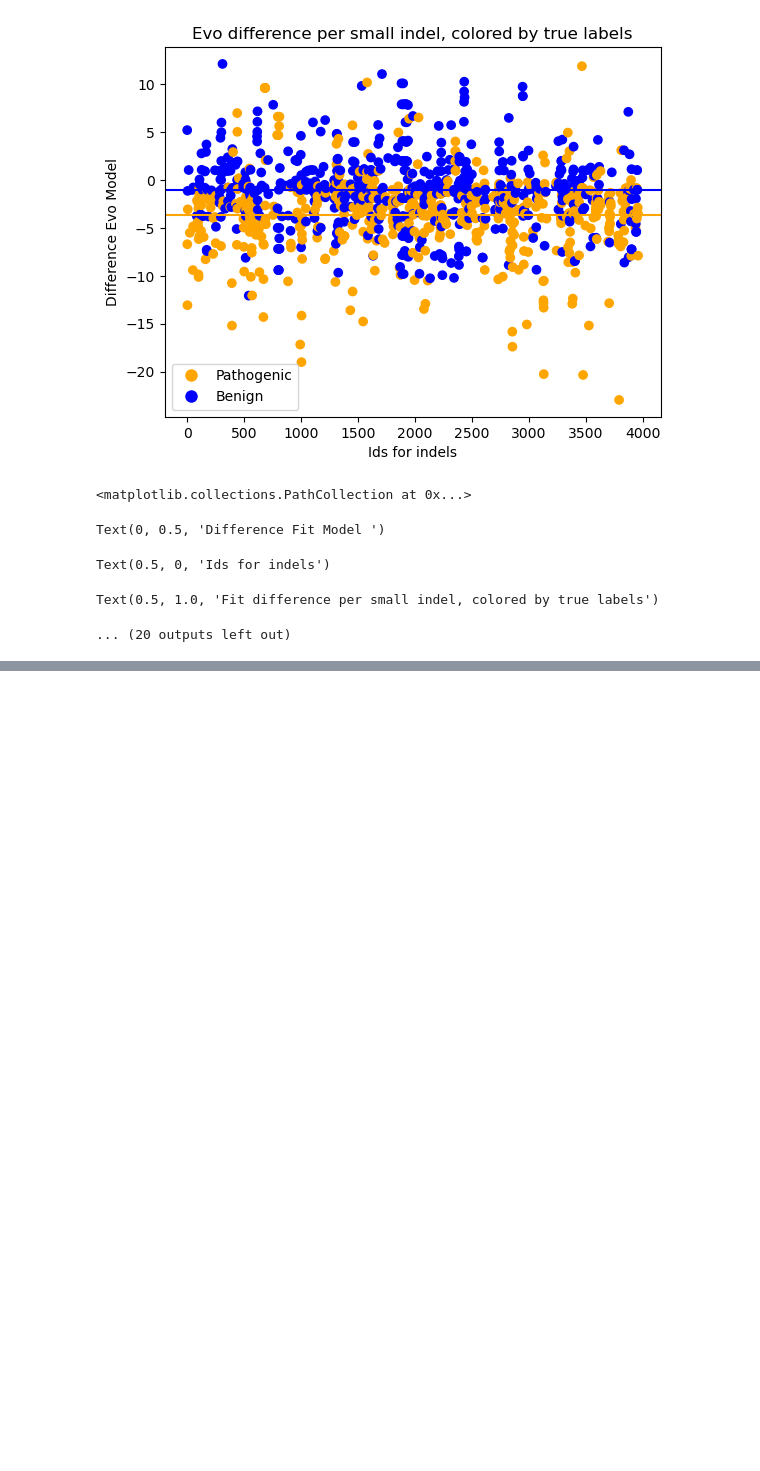
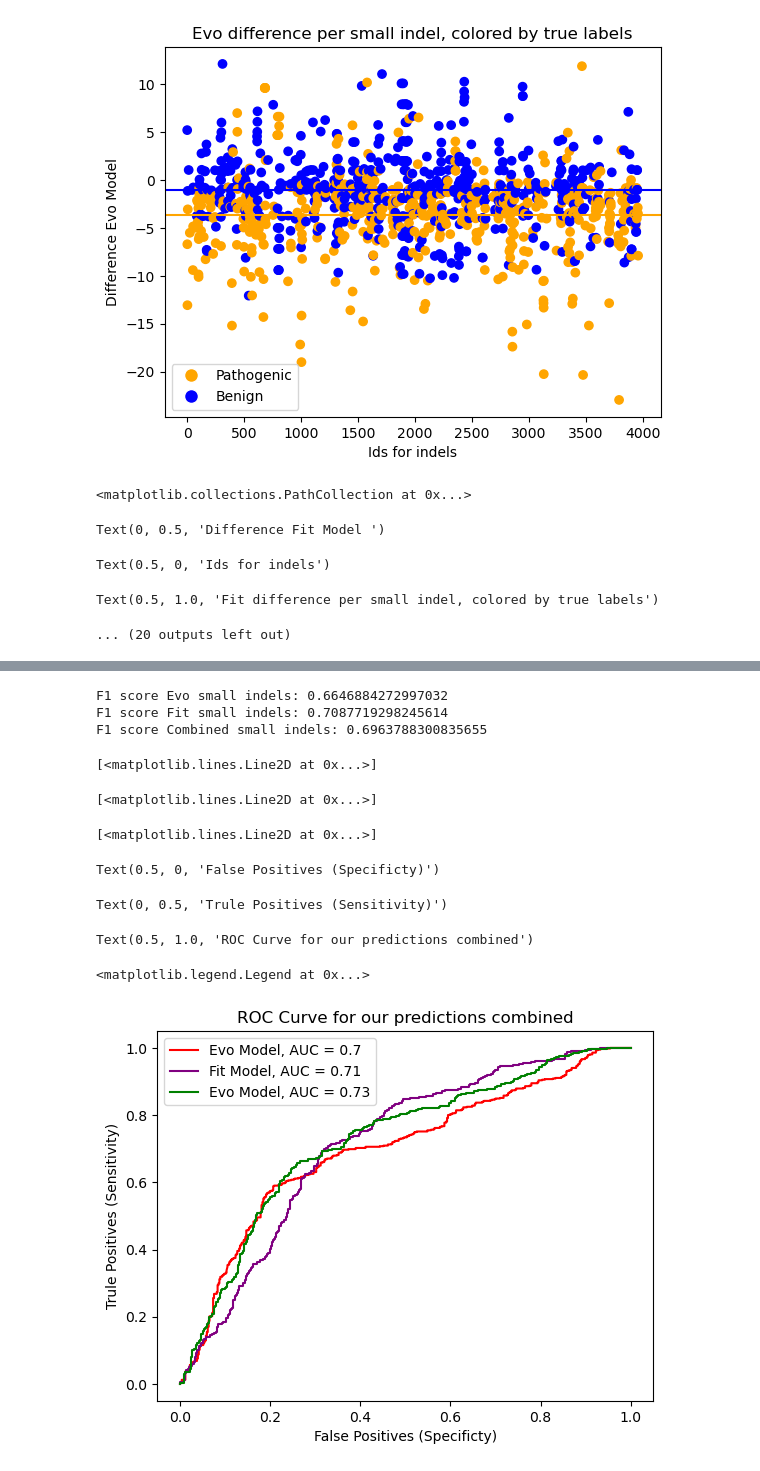
Before and after one commit to OriolGraCar/IndeLLM, a Jupyter notebook: Analysis/Analysis.ipynb, the cells around one changed output, grey strips where cells are left out. Cells and saved outputs as stored; diff of their text form; code cells hidden in the pictures; blank space fills up the shorter version.

```diff
--- a/Analysis/Analysis.ipynb
+++ b/Analysis/Analysis.ipynb
@@ -239,0 +299,47 @@ Text(0.5, 1.0, 'Fit difference per small indel, colored by true labels')
+# %%
+#Try to add the methods together
+
+#Extrating Arrays
+truelabels = overall_small['labels_binary'].values
+pred_combined = (pred_evo + pred_fit) / 2
+
+#Calculating FP, TN and thresholds
+fpr_combined, tpr_combined, thersholds_combined = metrics.roc_curve(truelabels, pred_combined)
+roc_auc_combined = round(metrics.auc(fpr_combined, tpr_combined), 2)
+
+#Using the threshold to create a binary table of the predicted values
+#Find the best threshold
+tresh_combined = thersholds_combined[np.argmax(tpr_combined - fpr_combined)]
+
+#Converting the continous predictions into binary
+pred_combined_bin = [1 if x >= tresh_combined else 0 for x in pred_combined]
+
+#Calculating F1 score
+f1_combined = f1_score(truelabels, pred_combined_bin, average = 'binary')
+
+print("F1 score Evo small indels:", f1_evo)
+print("F1 score Fit small indels:", f1_fit)
+print("F1 score Combined small indels:", f1_combined)
+
+
+#Plotting the Evo and Fit AUC
+plt.plot(fpr_evo, tpr_evo, label = "Evo Model, AUC = "+str(roc_auc_evo), color = "red")
+plt.plot(fpr_fit, tpr_fit, label = "Fit Model, AUC = "+str(roc_auc_fit), color = "purple")
+plt.plot(fpr_combined, tpr_combined, label = "Evo Model, AUC = "+str(roc_auc_combined), color = "green")
+plt.xlabel('False Positives (Specificty)')
+plt.ylabel('Trule Positives (Sensitivity)')
+plt.title("ROC Curve for our predictions combined")
+plt.legend(loc = 'best')
+plt.show()
+# %% [output]
+F1 score Evo small indels: 0.6646884272997032
+F1 score Fit small indels: 0.7087719298245614
+F1 score Combined small indels: 0.6963788300835655
+[<matplotlib.lines.Line2D at 0x...>]
+[<matplotlib.lines.Line2D at 0x...>]
+[<matplotlib.lines.Line2D at 0x...>]
+Text(0.5, 0, 'False Positives (Specificty)')
+Text(0, 0.5, 'Trule Positives (Sensitivity)')
+Text(0.5, 1.0, 'ROC Curve for our predictions combined')
+<matplotlib.legend.Legend at 0x...>
+[figure, added]
```
Also changed, not shown: parts of 6 cells of this notebook.
